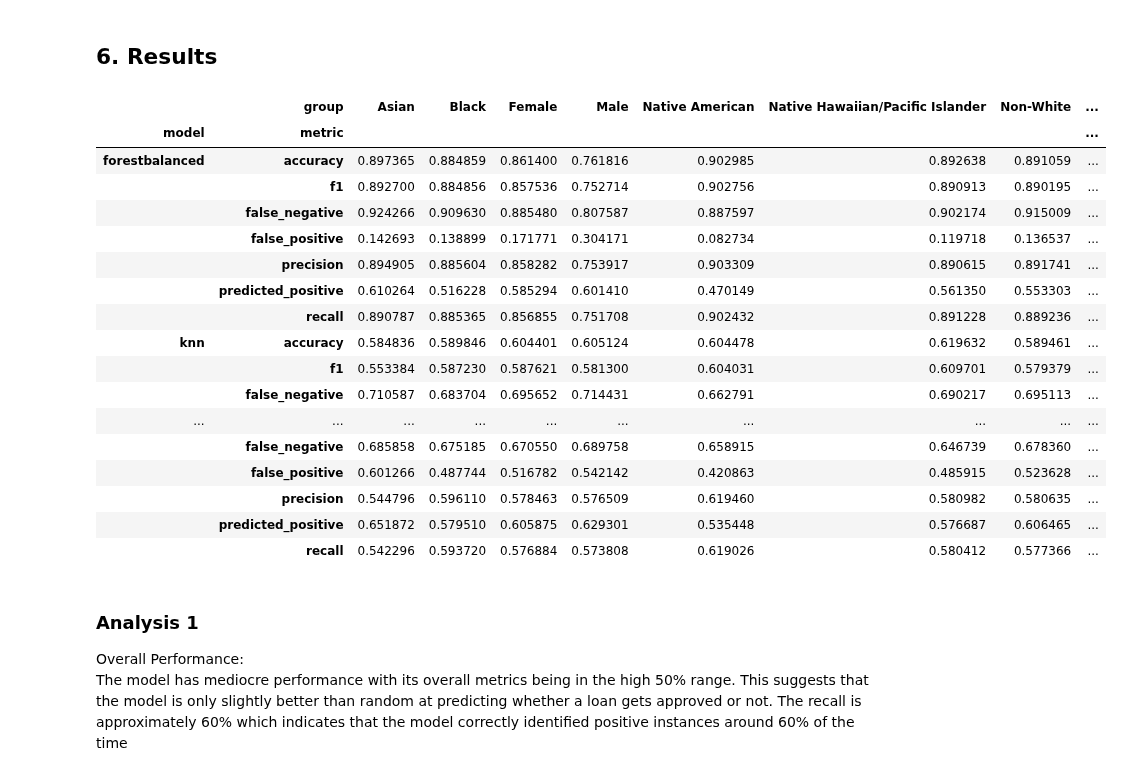
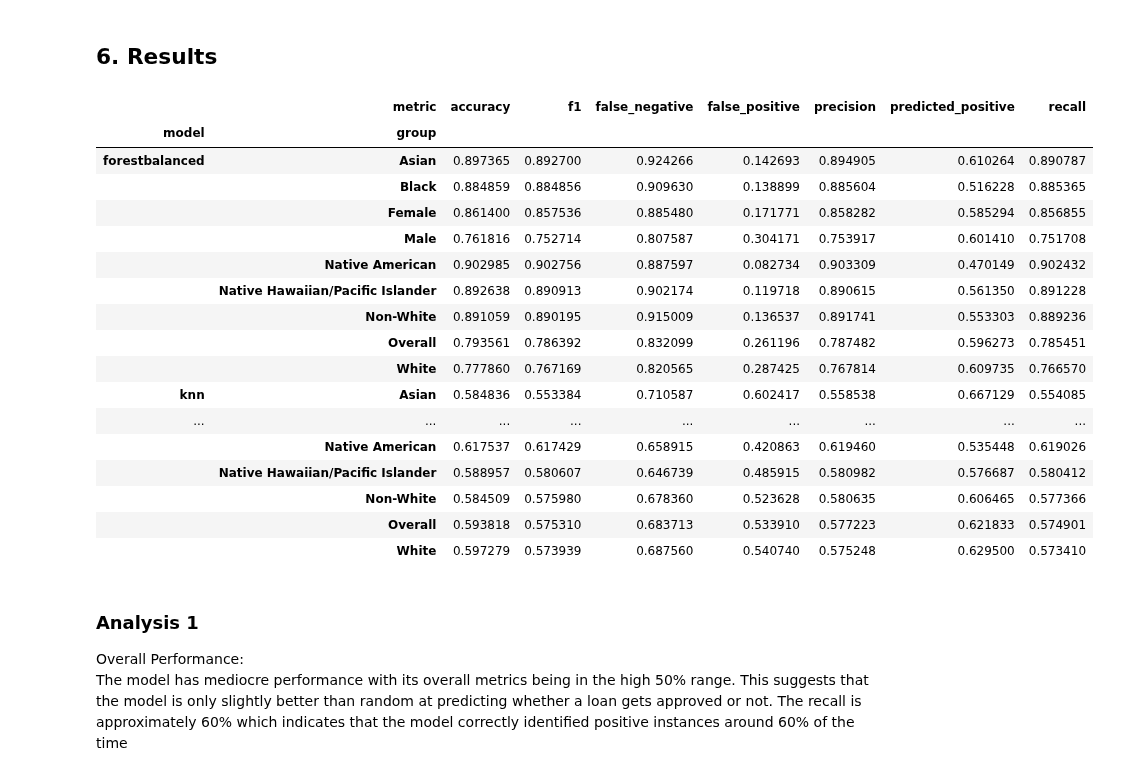
Before and after one commit to AtulyaL/INFO4390_Project, a Jupyter notebook: Phase 5.ipynb, the cells around one changed output. Drawn from its saved outputs; the diff is of its cells as text; code cells hidden in the pictures.

Commit message:
changed pivots for table

```diff
--- a/Phase 5.ipynb
+++ b/Phase 5.ipynb
@@ -603,26 +603,26 @@ sns.move_legend(g, "upper right")
 # %% [markdown]
 ## 6. Results
 # %%
-df.pivot(index = ["model", "metric"], columns="group", values="rate")
+df.pivot(index = ["model", "group"], columns="metric", values="rate")
 # %% [output]
-|  | group | Asian | Black | Female | Male | Native American | Native Hawaiian/Pacific Islander | Non-White | ... |
-| model | metric |  |  |  |  |  |  |  | ... |
-| forestbalanced | accuracy | 0.897365 | 0.884859 | 0.861400 | 0.761816 | 0.902985 | 0.892638 | 0.891059 | ... |
-|  | f1 | 0.892700 | 0.884856 | 0.857536 | 0.752714 | 0.902756 | 0.890913 | 0.890195 | ... |
-|  | false_negative | 0.924266 | 0.909630 | 0.885480 | 0.807587 | 0.887597 | 0.902174 | 0.915009 | ... |
-|  | false_positive | 0.142693 | 0.138899 | 0.171771 | 0.304171 | 0.082734 | 0.119718 | 0.136537 | ... |
-|  | precision | 0.894905 | 0.885604 | 0.858282 | 0.753917 | 0.903309 | 0.890615 | 0.891741 | ... |
-|  | predicted_positive | 0.610264 | 0.516228 | 0.585294 | 0.601410 | 0.470149 | 0.561350 | 0.553303 | ... |
-|  | recall | 0.890787 | 0.885365 | 0.856855 | 0.751708 | 0.902432 | 0.891228 | 0.889236 | ... |
-| knn | accuracy | 0.584836 | 0.589846 | 0.604401 | 0.605124 | 0.604478 | 0.619632 | 0.589461 | ... |
-|  | f1 | 0.553384 | 0.587230 | 0.587621 | 0.581300 | 0.604031 | 0.609701 | 0.579379 | ... |
-|  | false_negative | 0.710587 | 0.683704 | 0.695652 | 0.714431 | 0.662791 | 0.690217 | 0.695113 | ... |
-| ... | ... | ... | ... | ... | ... | ... | ... | ... | ... |
-|  | false_negative | 0.685858 | 0.675185 | 0.670550 | 0.689758 | 0.658915 | 0.646739 | 0.678360 | ... |
-|  | false_positive | 0.601266 | 0.487744 | 0.516782 | 0.542142 | 0.420863 | 0.485915 | 0.523628 | ... |
-|  | precision | 0.544796 | 0.596110 | 0.578463 | 0.576509 | 0.619460 | 0.580982 | 0.580635 | ... |
-|  | predicted_positive | 0.651872 | 0.579510 | 0.605875 | 0.629301 | 0.535448 | 0.576687 | 0.606465 | ... |
-|  | recall | 0.542296 | 0.593720 | 0.576884 | 0.573808 | 0.619026 | 0.580412 | 0.577366 | ... |
+|  | metric | accuracy | f1 | false_negative | false_positive | precision | predicted_positive | recall |
+| model | group |  |  |  |  |  |  |  |
+| forestbalanced | Asian | 0.897365 | 0.892700 | 0.924266 | 0.142693 | 0.894905 | 0.610264 | 0.890787 |
+|  | Black | 0.884859 | 0.884856 | 0.909630 | 0.138899 | 0.885604 | 0.516228 | 0.885365 |
+|  | Female | 0.861400 | 0.857536 | 0.885480 | 0.171771 | 0.858282 | 0.585294 | 0.856855 |
+|  | Male | 0.761816 | 0.752714 | 0.807587 | 0.304171 | 0.753917 | 0.601410 | 0.751708 |
+|  | Native American | 0.902985 | 0.902756 | 0.887597 | 0.082734 | 0.903309 | 0.470149 | 0.902432 |
+|  | Native Hawaiian/Pacific Islander | 0.892638 | 0.890913 | 0.902174 | 0.119718 | 0.890615 | 0.561350 | 0.891228 |
+|  | Non-White | 0.891059 | 0.890195 | 0.915009 | 0.136537 | 0.891741 | 0.553303 | 0.889236 |
+|  | Overall | 0.793561 | 0.786392 | 0.832099 | 0.261196 | 0.787482 | 0.596273 | 0.785451 |
+|  | White | 0.777860 | 0.767169 | 0.820565 | 0.287425 | 0.767814 | 0.609735 | 0.766570 |
+| knn | Asian | 0.584836 | 0.553384 | 0.710587 | 0.602417 | 0.558538 | 0.667129 | 0.554085 |
+| ... | ... | ... | ... | ... | ... | ... | ... | ... |
+|  | Native American | 0.617537 | 0.617429 | 0.658915 | 0.420863 | 0.619460 | 0.535448 | 0.619026 |
+|  | Native Hawaiian/Pacific Islander | 0.588957 | 0.580607 | 0.646739 | 0.485915 | 0.580982 | 0.576687 | 0.580412 |
+|  | Non-White | 0.584509 | 0.575980 | 0.678360 | 0.523628 | 0.580635 | 0.606465 | 0.577366 |
+|  | Overall | 0.593818 | 0.575310 | 0.683713 | 0.533910 | 0.577223 | 0.621833 | 0.574901 |
+|  | White | 0.597279 | 0.573939 | 0.687560 | 0.540740 | 0.575248 | 0.629500 | 0.573410 |
 # %% [markdown]
 ### Analysis 1
 Overall Performance:\
```
